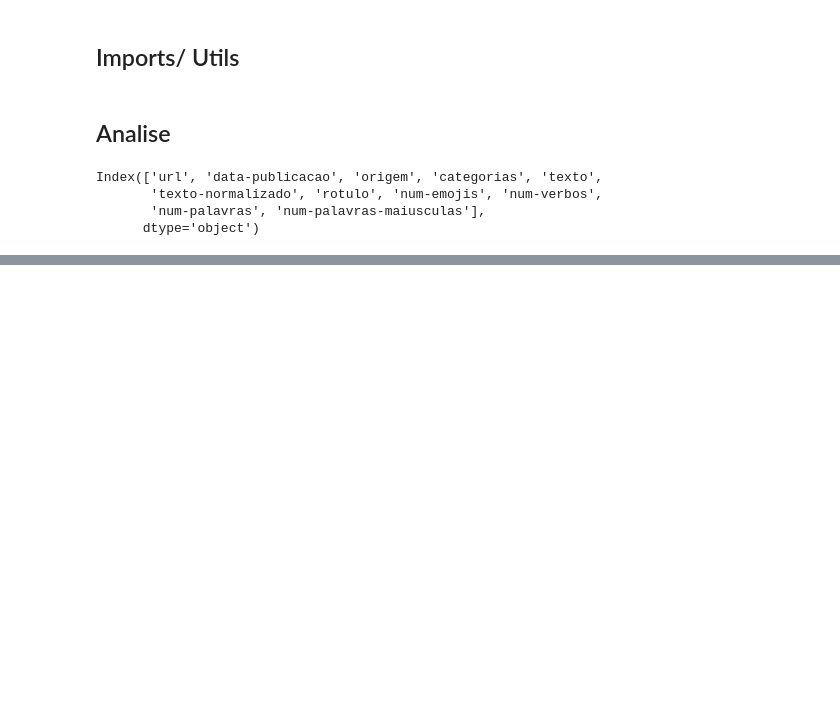
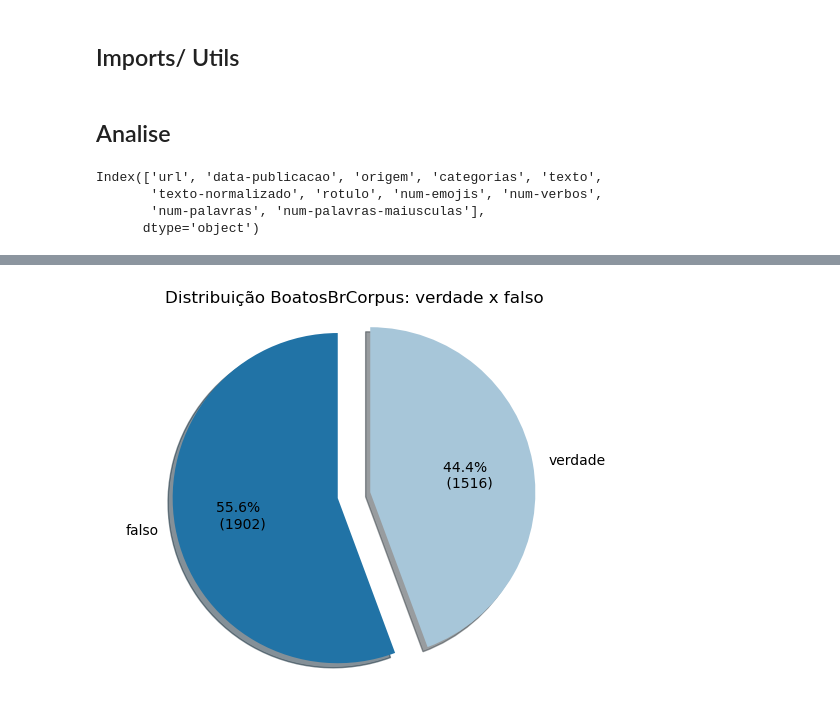
Before and after one commit to Felipe-Harrison/boatos-br-corpus, a Jupyter notebook: Realimentador/analisaBaseDados.ipynb, the cells around one changed output, grey strips where cells are left out. Drawn from its saved outputs; the diff is of its cells as text; code cells hidden in the pictures; blank space fills up the shorter version.

Commit message:
Atualizando base de dados no corpus processador

```diff
--- a/Realimentador/analisaBaseDados.ipynb
+++ b/Realimentador/analisaBaseDados.ipynb
@@ -61,6 +62,8 @@ database.shape
 # %%
 dados = database['rotulo'].value_counts()
-grafPie(dados.index,dados.values,title="Distribuição BoatosBrCorpus: Real x Fake")
+grafPie(dados.index,dados.values,title="Distribuição BoatosBrCorpus: verdade x falso")
+# %% [output]
+[figure, added]
 # %%
 dados = database['origem'].value_counts()
 grafPie(dados.index,dados.values,title="Origens BoatosBrCorpus")
```
Also changed, not shown: parts of 7 cells of this notebook, 4 other files.
